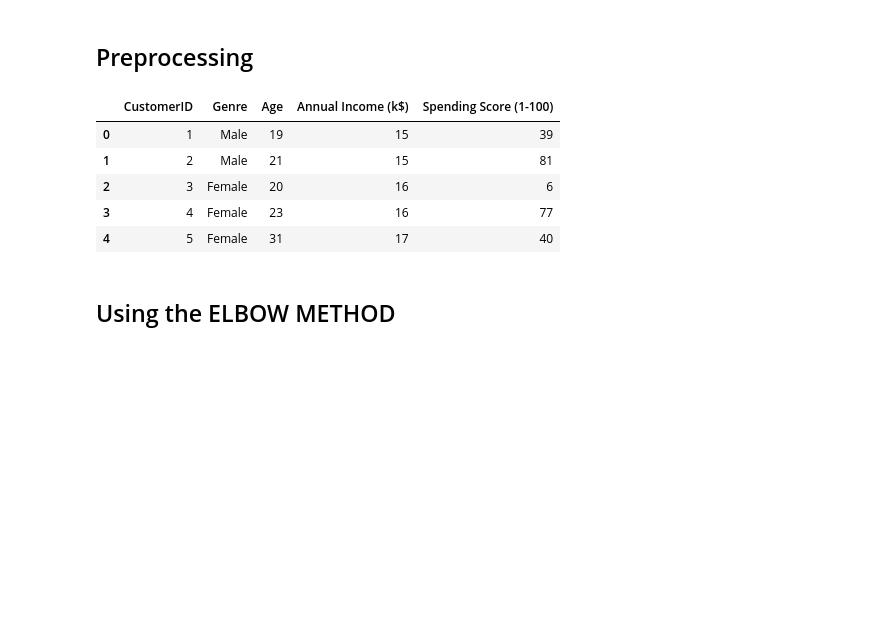
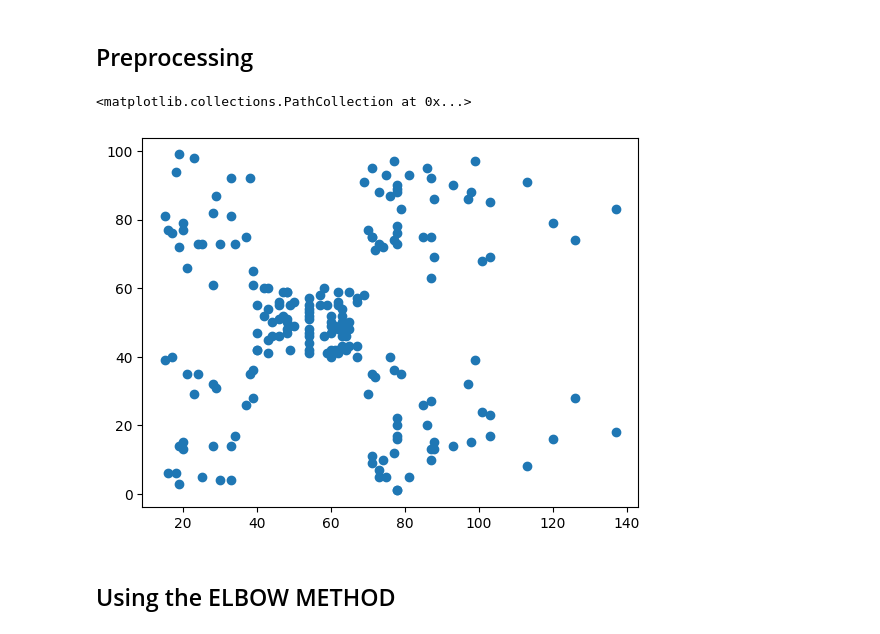
Before and after one commit to mostainRifat/ML-Colab, a Jupyter notebook: 26_K_means_Clustering.ipynb, the cells around one changed output. Drawn from its saved outputs; the diff is of its cells as text; code cells hidden in the pictures; blank space fills up the shorter version.

```diff
--- a/26_K_means_Clustering.ipynb
+++ b/26_K_means_Clustering.ipynb
@@ -9,13 +9,11 @@ import matplotlib.pyplot as plt
 # %%
 dataset = pd.read_csv('/content/drive/MyDrive/ Data sets Machine Learning A-Z/Part 4 - Clustering/Section 24 - K-Means Clustering/Python/Mall_Customers.csv')
 dataset.head()
+
+plt.scatter(dataset['Annual Income (k$)'], dataset['Spending Score (1-100)'])
 # %% [output]
-|  | CustomerID | Genre | Age | Annual Income (k$) | Spending Score (1-100) |
-| 0 | 1 | Male | 19 | 15 | 39 |
-| 1 | 2 | Male | 21 | 15 | 81 |
-| 2 | 3 | Female | 20 | 16 | 6 |
-| 3 | 4 | Female | 23 | 16 | 77 |
-| 4 | 5 | Female | 31 | 17 | 40 |
+<matplotlib.collections.PathCollection at 0x...>
+[figure, added]
 # %%
 X = dataset.iloc[:,[3,4]].values
 #print(X)
```
Also changed, not shown: parts of 8 cells of this notebook.
